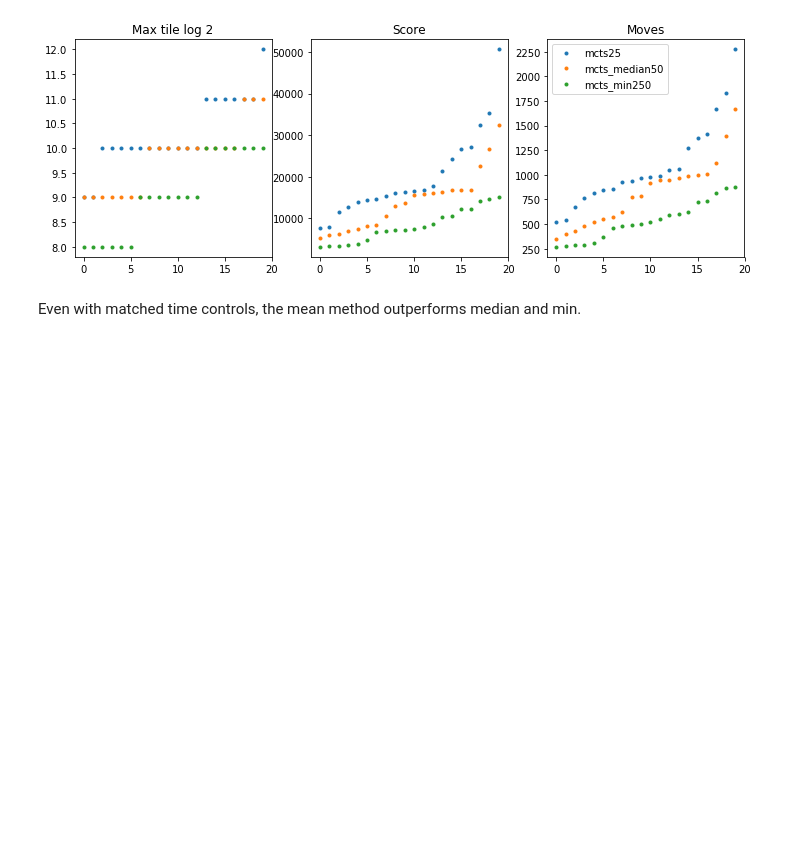
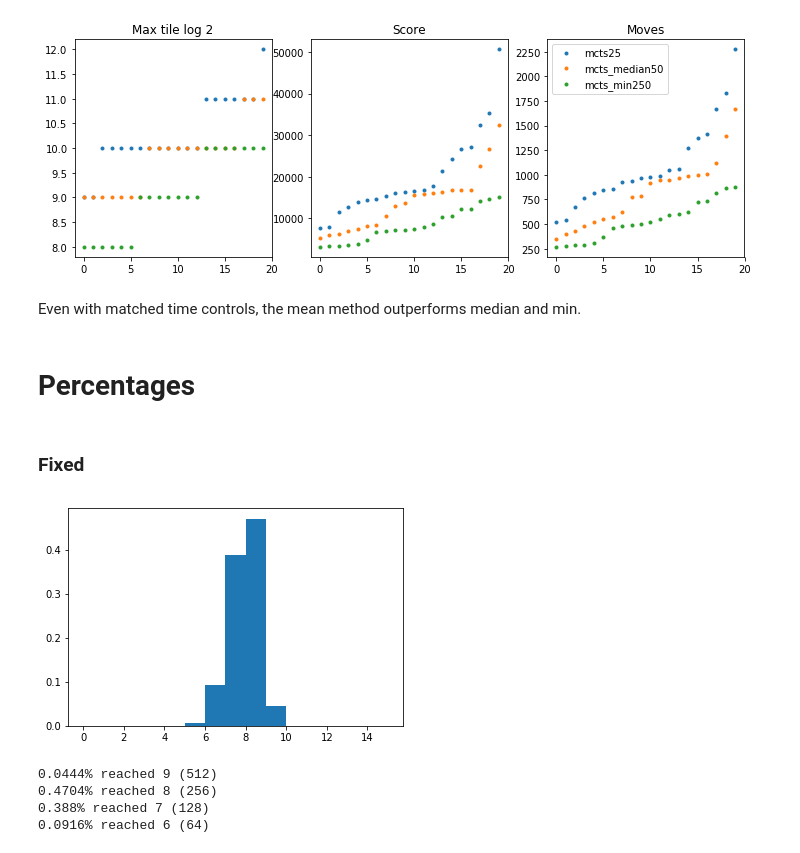
Before and after one commit to fqjin/2048NN, a Jupyter notebook: notebooks/distribution2.ipynb, the cells around one changed output. Drawn from its saved outputs; the diff is of its cells as text; code cells hidden in the pictures; blank space fills up the shorter version.

```diff
--- a/notebooks/distribution2.ipynb
+++ b/notebooks/distribution2.ipynb
@@ -354,3 +354,13 @@ plt.show()
 [figure]
 # %% [markdown]
 Even with matched time controls, the mean method outperforms median and min.
+# %% [markdown]
+# Percentages
+# %%
+def plot_max(max_tiles):
+    percents, _, _ = plt.hist(max_tiles, bins=range(16), density=True)
+    plt.show()
+
+    max_tile = int(np.amax(max_tiles))
+    for i in range(4):
+        print(f'{percents[max_tile-i]}% reached {max_tile-i} ({2**(max_tile-i)})')
@@ -356,0 +374,13 @@ Even with matched time controls, the mean method outperforms median and min.
+# %% [markdown]
+### Fixed
+# %%
+data = np.load('../distribution/fixed.npy')
+max_tiles = np.sort(data[:, 0])
+
+plot_max(max_tiles)
+# %% [output]
+[figure, added]
+0.0444% reached 9 (512)
+0.4704% reached 8 (256)
+0.388% reached 7 (128)
+0.0916% reached 6 (64)
```
Also changed, not shown: parts of 3 cells of this notebook, 6 other files.
